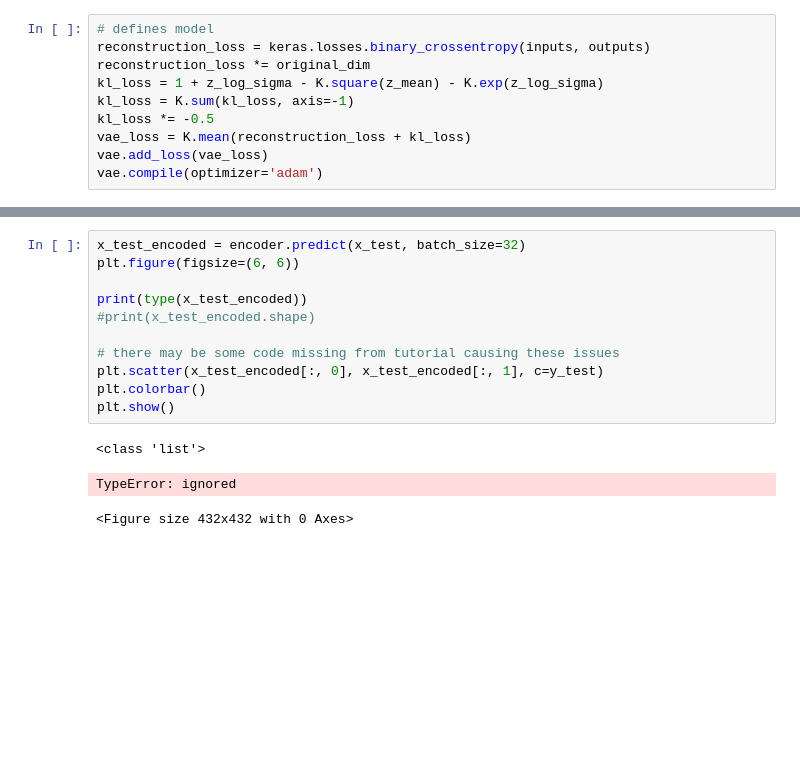
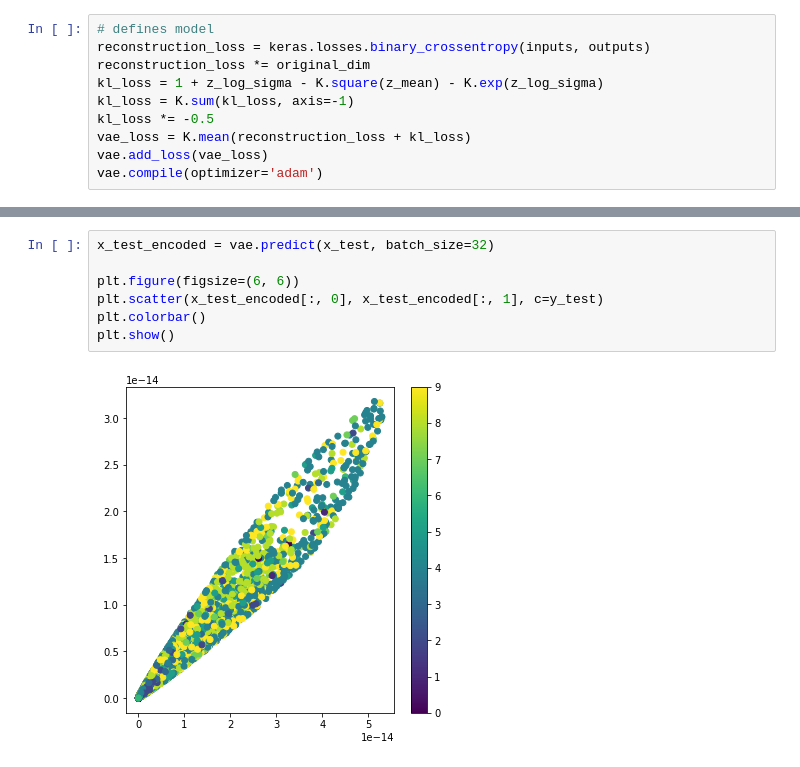
Before and after one commit to AnusreeChittineni/SureStart, a Jupyter notebook: Autoencoders_Tutorial.ipynb, the cells around one changed output, grey strips where cells are left out. Cells and saved outputs as stored; diff of their text form; blank space fills up the shorter version.

```diff
--- a/Autoencoders_Tutorial.ipynb
+++ b/Autoencoders_Tutorial.ipynb
@@ -547,19 +547,13 @@ Epoch 100/100
 <tensorflow.python.keras.callbacks.History at 0x...>
 # %%
-x_test_encoded = encoder.predict(x_test, batch_size=32)
+x_test_encoded = vae.predict(x_test, batch_size=32)
+
 plt.figure(figsize=(6, 6))
-
-print(type(x_test_encoded))
-#print(x_test_encoded.shape)
-
-# there may be some code missing from tutorial causing these issues
 plt.scatter(x_test_encoded[:, 0], x_test_encoded[:, 1], c=y_test)
 plt.colorbar()
 plt.show()
 # %% [output]
-<class 'list'>
-TypeError: ignored
-<Figure size 432x432 with 0 Axes>
+[figure, added]
 # %%
 # Display a 2D manifold of the digits
 n = 15  # figure with 15x15 digits
```
Also changed, not shown: parts of 2 cells of this notebook.
